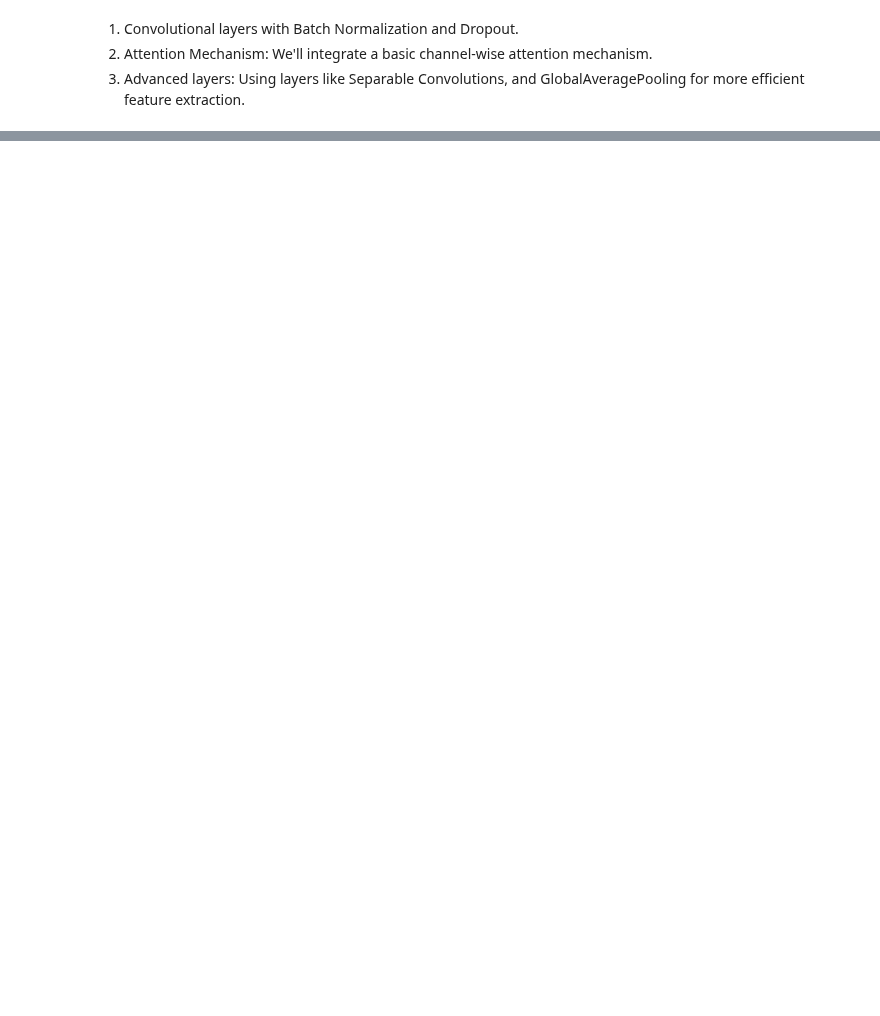
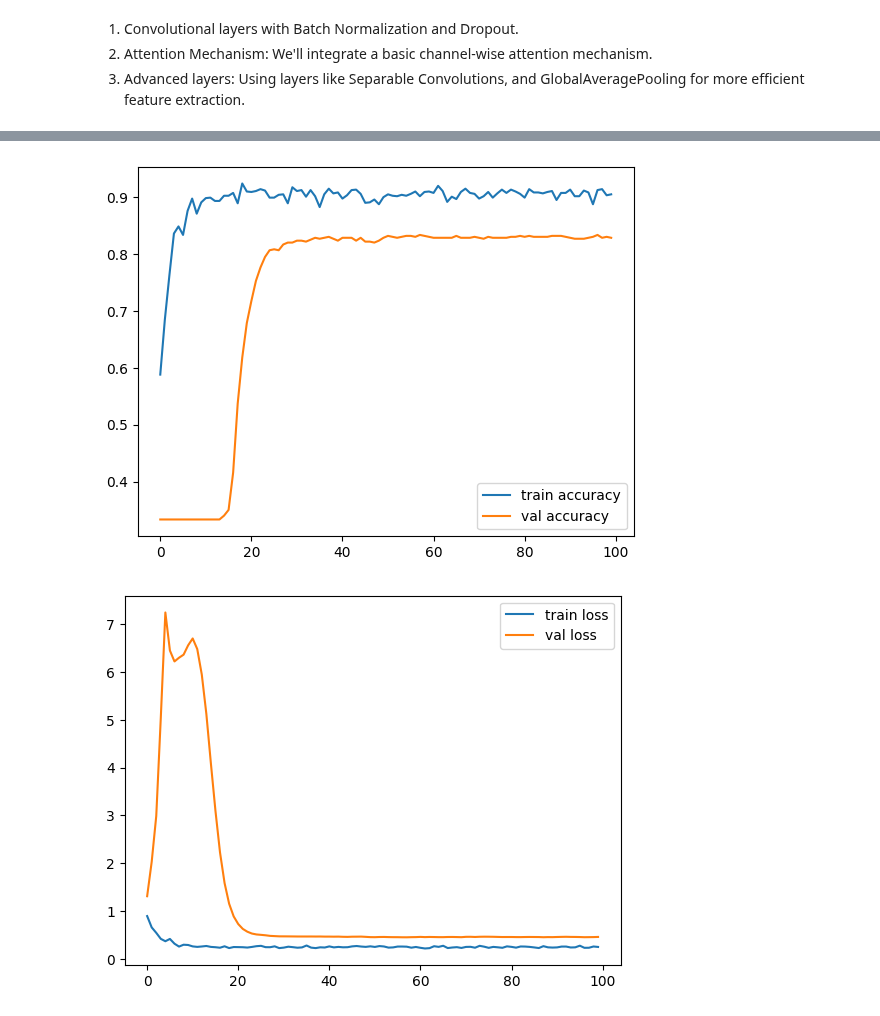
Before and after one commit to mungekarkiran/Basic_Python, a Jupyter notebook: Suresh Interview Project/Project_Multi_Cancer/Notebook/07_Custom CNN model with attention mechanisms and advanced layers for feature extraction.ipynb, the cells around one changed output, grey strips where cells are left out. Cells and saved outputs as stored; diff of their text form; code cells hidden in the pictures; blank space fills up the shorter version.

```diff
--- a/Suresh Interview Project/Project_Multi_Cancer/Notebook/07_Custom CNN model with attention mechanisms and advanced layers for feature extraction.ipynb
+++ b/Suresh Interview Project/Project_Multi_Cancer/Notebook/07_Custom CNN model with attention mechanisms and advanced layers for feature extraction.ipynb
@@ -98,0 +161,23 @@ _________________________________________________________________
+# %%
+# # Step 4: Create the Custom CNN model with Attention Mechanisms
+input_shape = (128, 128, 3)  # Image shape
+num_classes = len(glob.glob(os.path.join(train_data_dir, '*'))) # 3
+model = custom_cnn_with_attention(input_shape, num_classes)
+
+# Step 5: Compile the model
+model.compile(optimizer = 'adam',
+              loss = 'categorical_crossentropy',
+              metrics = ['accuracy'])
+
+# Step 6: Train the model
+history = model.fit(
+    train_generator,  # Training data
+    epochs = 100,  # Number of epochs
+    validation_data = validation_generator,  # Validation data
+    callbacks = callbacks_list
+)
+
+# Optional: Save the trained model
+save_model_path = os.path.join(checkpoint_dir, 'custom_cnn_attention_model.h5')
+model.save(save_model_path)
+print(f"Model saved as {save_model_path}.")
@@ -98,0 +212,17 @@ _________________________________________________________________
+# %%
+# accuracies
+plt.plot(history.history['accuracy'], label='train accuracy')
+plt.plot(history.history['val_accuracy'], label='val accuracy')
+plt.legend()
+plt.savefig('CNN_with_attention_mechanisms_adam_model_accuracy_and_val_accuracy.png', dpi=200)
+plt.show()
+
+# loss
+plt.plot(history.history['loss'], label='train loss')
+plt.plot(history.history['val_loss'], label='val loss')
+plt.legend()
+plt.savefig('CNN_with_attention_mechanisms_adam_model_loss_and_val_loss.png', dpi=200)
+plt.show()
+# %% [output]
+[figure, added]
+[figure, added]
```
Also changed, not shown: parts of 9 cells of this notebook, 50 other files.
